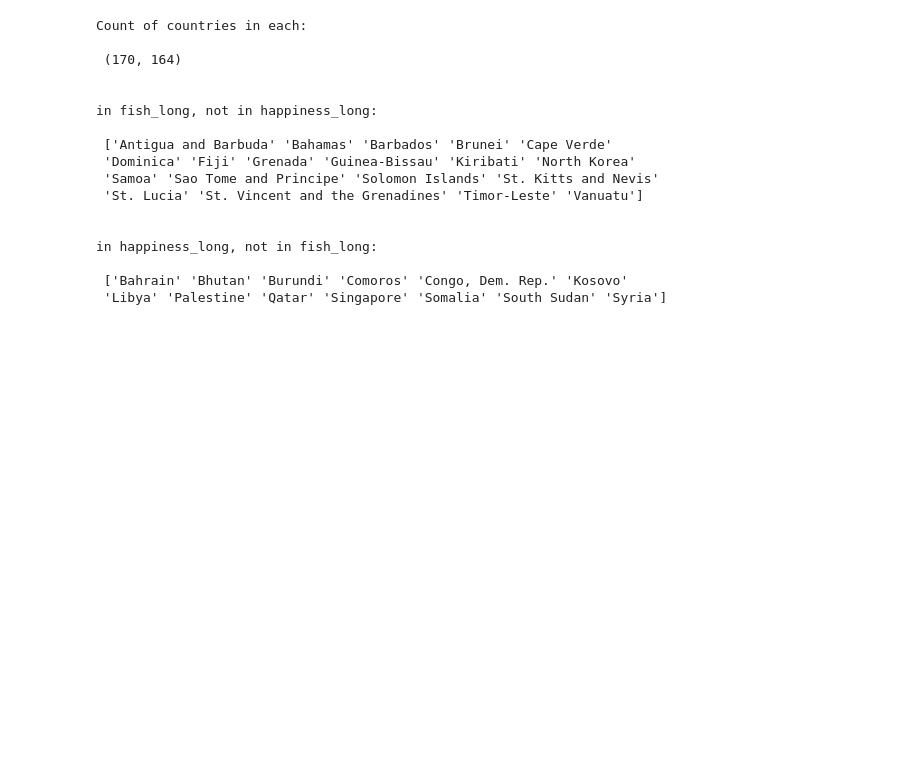
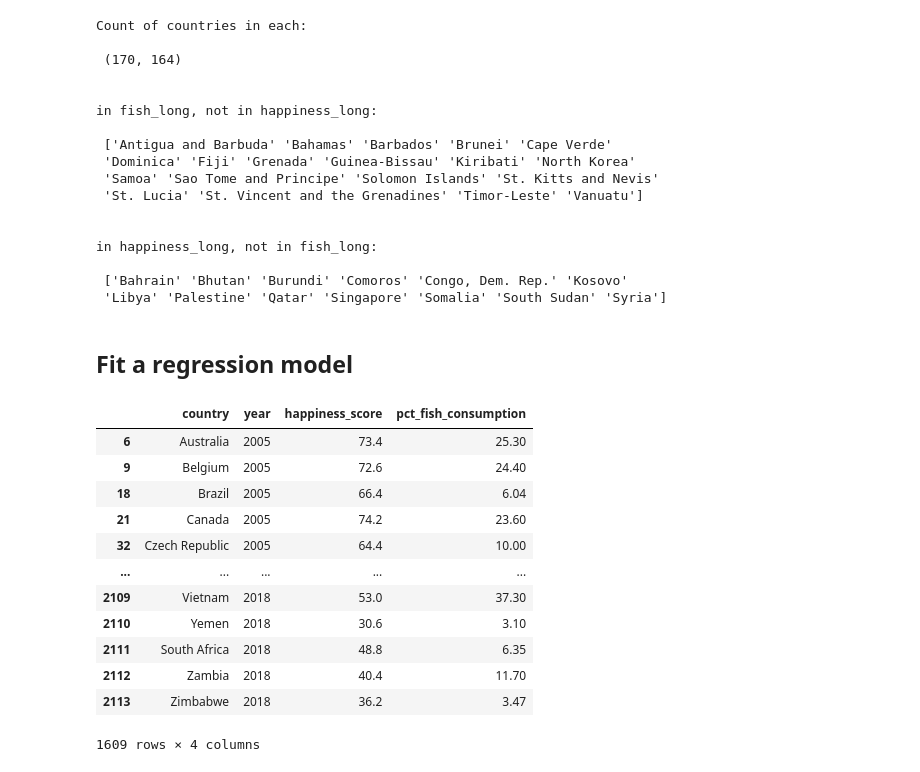
Before and after one commit to DrewRichard7/cost_of_health_shiny_app, a Jupyter notebook: notebooks/ar_main.ipynb, the cells around one changed output. Cells and saved outputs as stored; diff of their text form; code cells hidden in the pictures; blank space fills up the shorter version.

Commit message:
linear model fit to fish - happiness data

```diff
--- a/notebooks/ar_main.ipynb
+++ b/notebooks/ar_main.ipynb
@@ -67,3 +69,23 @@ in happiness_long, not in fish_long:
 
  ['Bahrain' 'Bhutan' 'Burundi' 'Comoros' 'Congo, Dem. Rep.' 'Kosovo'
  'Libya' 'Palestine' 'Qatar' 'Singapore' 'Somalia' 'South Sudan' 'Syria']
+# %% [markdown]
+## Fit a regression model
+# %%
+# merge happiness_long and fish_long on country and year
+happy_fish_merged = pd.merge(happiness_long, fish_long, on=['country', 'year'], how='inner').dropna()
+happy_fish_merged
+# %% [output]
+|  | country | year | happiness_score | pct_fish_consumption |
+| 6 | Australia | 2005 | 73.4 | 25.30 |
+| 9 | Belgium | 2005 | 72.6 | 24.40 |
+| 18 | Brazil | 2005 | 66.4 | 6.04 |
+| 21 | Canada | 2005 | 74.2 | 23.60 |
+| 32 | Czech Republic | 2005 | 64.4 | 10.00 |
+| ... | ... | ... | ... | ... |
+| 2109 | Vietnam | 2018 | 53.0 | 37.30 |
+| 2110 | Yemen | 2018 | 30.6 | 3.10 |
+| 2111 | South Africa | 2018 | 48.8 | 6.35 |
+| 2112 | Zambia | 2018 | 40.4 | 11.70 |
+| 2113 | Zimbabwe | 2018 | 36.2 | 3.47 |
+1609 rows × 4 columns
```
Also changed, not shown: parts of 4 cells of this notebook.
